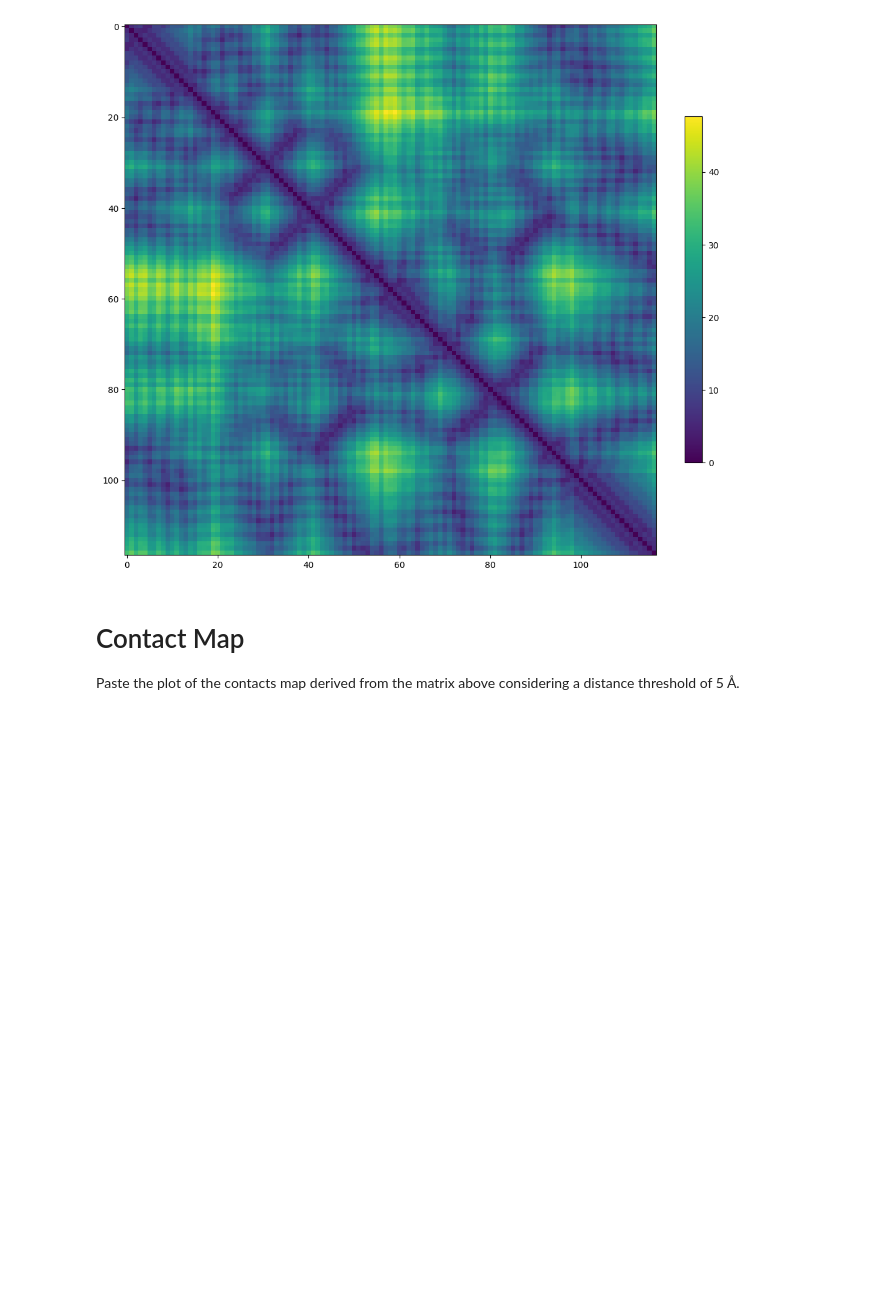
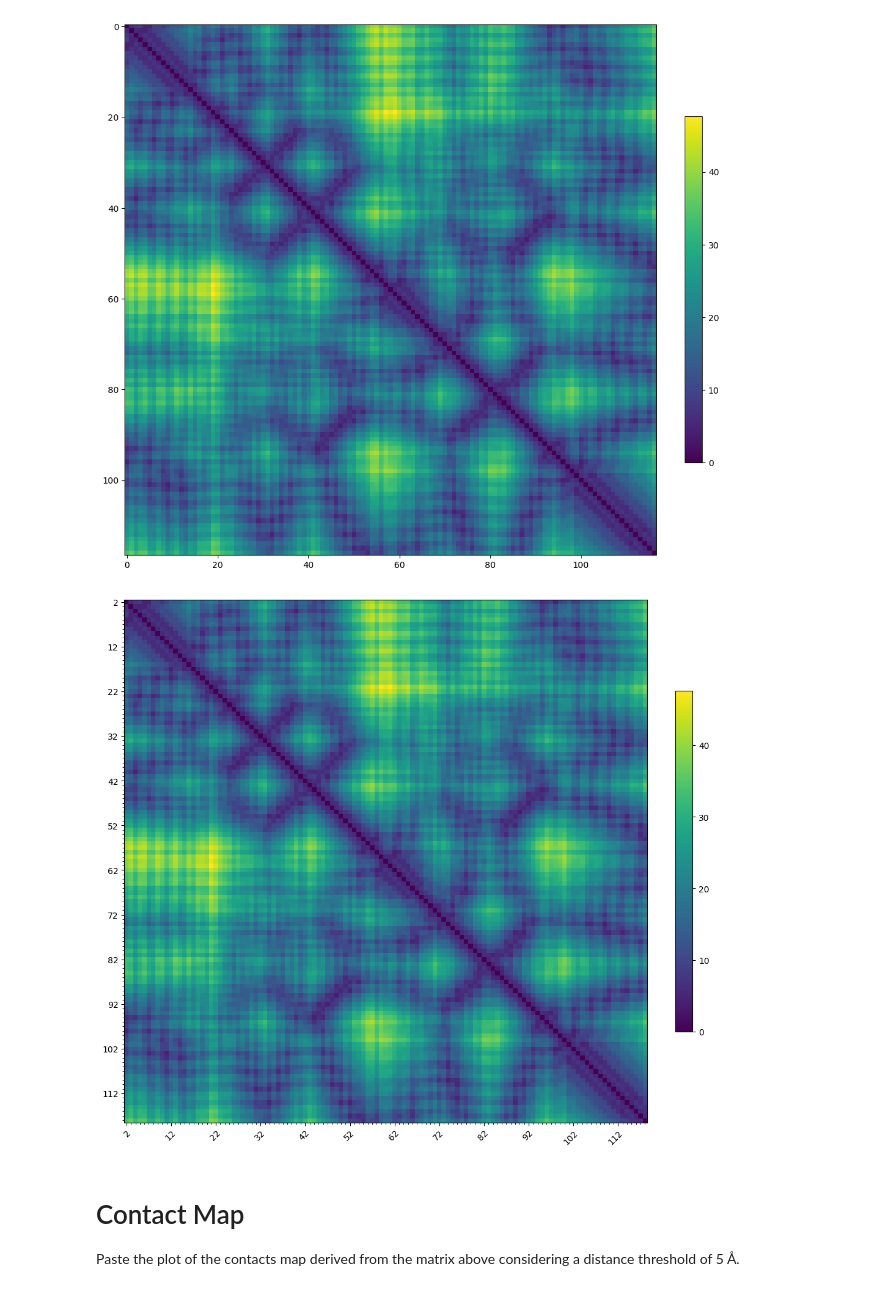
Before and after one commit to marco-bernardi/Structural-Bioinformatics, a Jupyter notebook: HW1.ipynb, the cells around one changed output. Drawn from its saved outputs; the diff is of its cells as text; code cells hidden in the pictures; blank space fills up the shorter version.

```diff
--- a/HW1.ipynb
+++ b/HW1.ipynb
@@ -99,6 +99,27 @@ fig.colorbar(im, fraction=0.03, pad=0.05)
 plt.savefig(PATH + '/ca_distances_{}.png'.format(PDB_ID), dpi=300, bbox_inches='tight')
 # %% [output]
 [figure]
+# %%
+#Provide residue indexes along the axes.
+
+fig, ax = plt.subplots(figsize=(12, 12))
+im = ax.imshow(distance_matrix)
+ax.set_xticks(np.arange(len(residues)))
+ax.set_yticks(np.arange(len(residues)))
+ax.set_xticklabels([residue.id[1] for residue in residues])
+ax.set_yticklabels([residue.id[1] for residue in residues])
+# Make ticks more spaced out
+ax.xaxis.set_major_locator(MultipleLocator(10))
+ax.yaxis.set_major_locator(MultipleLocator(10))
+# Add minor ticks
+ax.xaxis.set_minor_locator(AutoMinorLocator(10))
+ax.yaxis.set_minor_locator(AutoMinorLocator(10))
+plt.setp(ax.get_xticklabels(), rotation=45, ha="right", rotation_mode="anchor")
+fig.colorbar(im, fraction=0.03, pad=0.05)
+
+plt.savefig(PATH + '/ca_distances_{}.png'.format(PDB_ID), dpi=300, bbox_inches='tight')
+# %% [output]
+[figure, added]
 # %% [markdown]
 # Contact Map
 Paste the plot of the contacts map derived from the matrix above considering a distance threshold of 5 Å.
```
Also changed, not shown: 1 other file.
